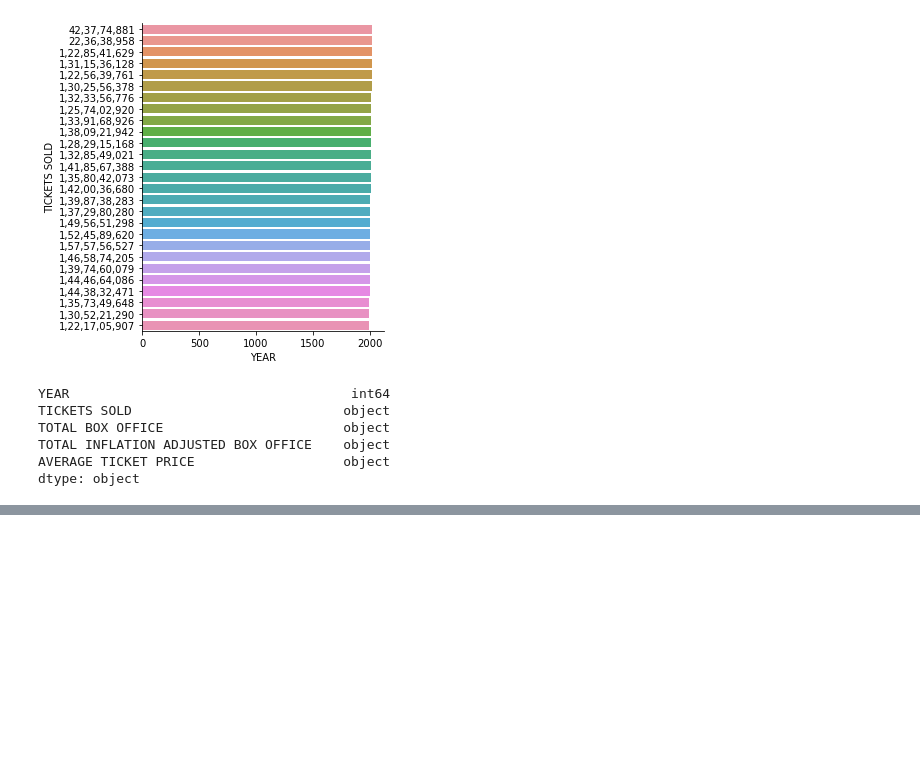
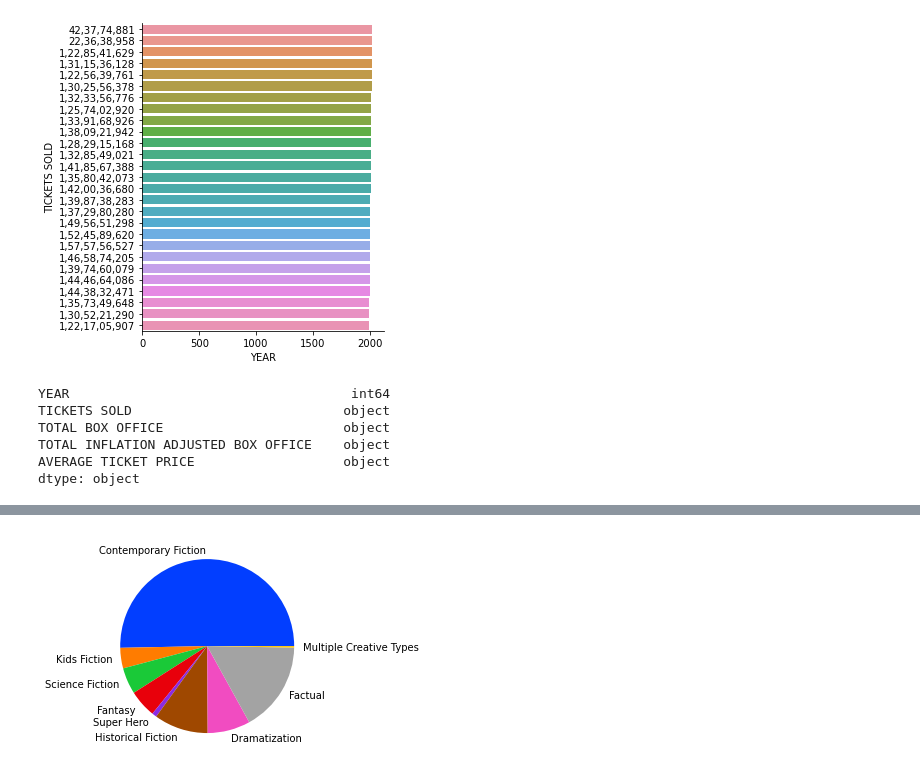
Before and after one commit to Grandi9/EDA, a Jupyter notebook: Hollywood_Movie_Data.ipynb, the cells around one changed output, grey strips where cells are left out. Saved outputs shown, nothing was run; the diff lists cells and outputs as text; code cells hidden in the pictures; blank space fills up the shorter version.

```diff
--- a/Hollywood_Movie_Data.ipynb
+++ b/Hollywood_Movie_Data.ipynb
@@ -97,0 +100,2 @@ plt.grid(True)
+# %%
+df_PopularCreativeTypes = pd.read_csv(r'C:\Users\agrand6\OneDrive - University of Illinois at Chicago\Code\DataDump\HollwoodShows\PopularCreativeTypes.csv')
@@ -97,0 +116,13 @@ plt.grid(True)
+# %%
+df_PopularCreativeTypes['MOVIES'] = df_PopularCreativeTypes['MOVIES'].str.replace(',', '')
+
+df_PopularCreativeTypes['TOTAL GROSS'] = df_PopularCreativeTypes['TOTAL GROSS'].str.replace(',', '')
+df_PopularCreativeTypes['TOTAL GROSS'] = df_PopularCreativeTypes['TOTAL GROSS'].str.replace('$', '')
+
+df_PopularCreativeTypes['AVERAGE GROSS'] = df_PopularCreativeTypes['AVERAGE GROSS'].str.replace(',', '')
+df_PopularCreativeTypes['AVERAGE GROSS'] = df_PopularCreativeTypes['AVERAGE GROSS'].str.replace('$', '')
+
+df_PopularCreativeTypes.drop([9], inplace= True)
+# %%
+df_PopularCreativeTypes["MOVIES"] = df_PopularCreativeTypes["MOVIES"].apply(pd.to_numeric)
+df_PopularCreativeTypes.info()
@@ -97,0 +143,10 @@ plt.grid(True)
+# %%
+#pie chart showing movies and total gross
+
+values = df_PopularCreativeTypes['MOVIES']
+labels = df_PopularCreativeTypes['CREATIVE TYPES']
+
+plt.pie(values, labels = labels, colors = sns.color_palette('bright'))
+plt.show()
+# %% [output]
+[figure, added]
```
Also changed, not shown: parts of 20 cells of this notebook.
